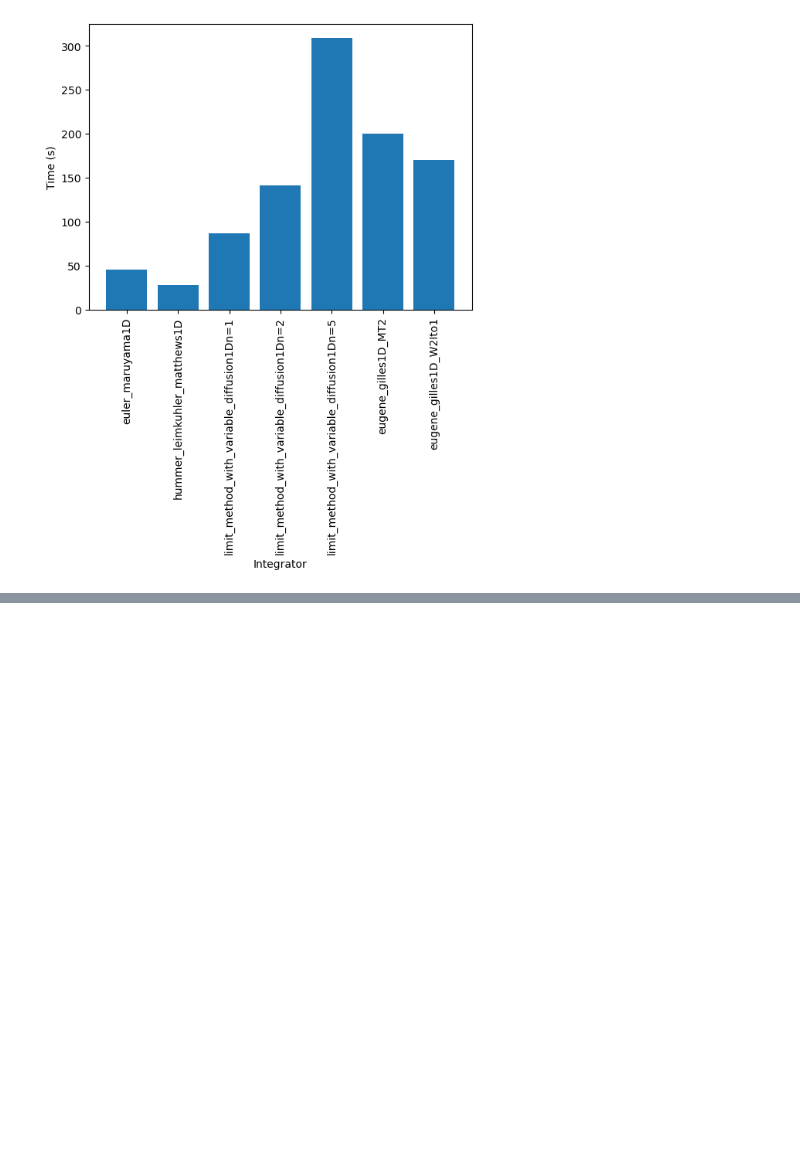
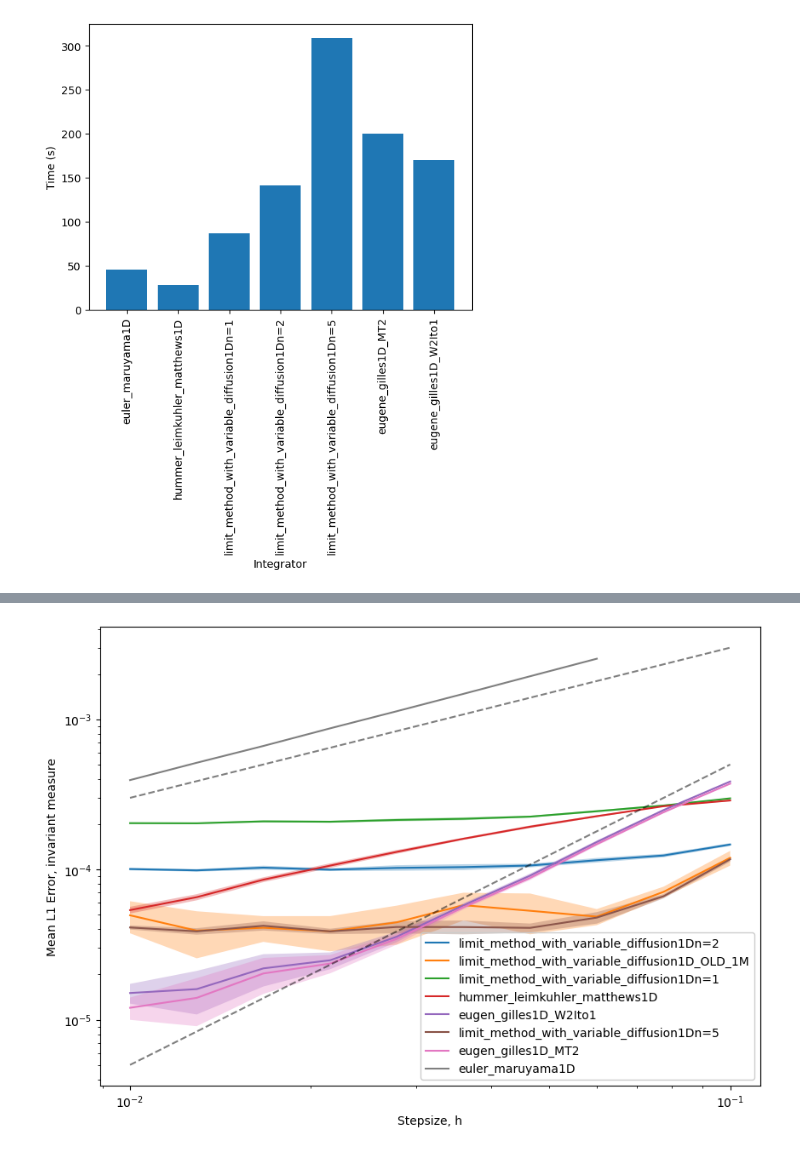
Before and after one commit to dominicp6/Integrators_for_Multiplicative_Noise, a Jupyter notebook: plotting.ipynb, the cells around one changed output, grey strips where cells are left out. Cells and saved outputs as stored; diff of their text form; code cells hidden in the pictures; blank space fills up the shorter version.

```diff
--- a/plotting.ipynb
+++ b/plotting.ipynb
@@ -75,0 +70,4 @@ FileNotFoundError: [Errno 2] No such file or directory: './simulation_results/qu
+# %%
+plot_experiments("quadratic_cos_noise_10M", offset1=0.03, offset2=0.05)
+# %% [output]
+[figure, added]
```
Also changed, not shown: parts of 9 cells of this notebook.
